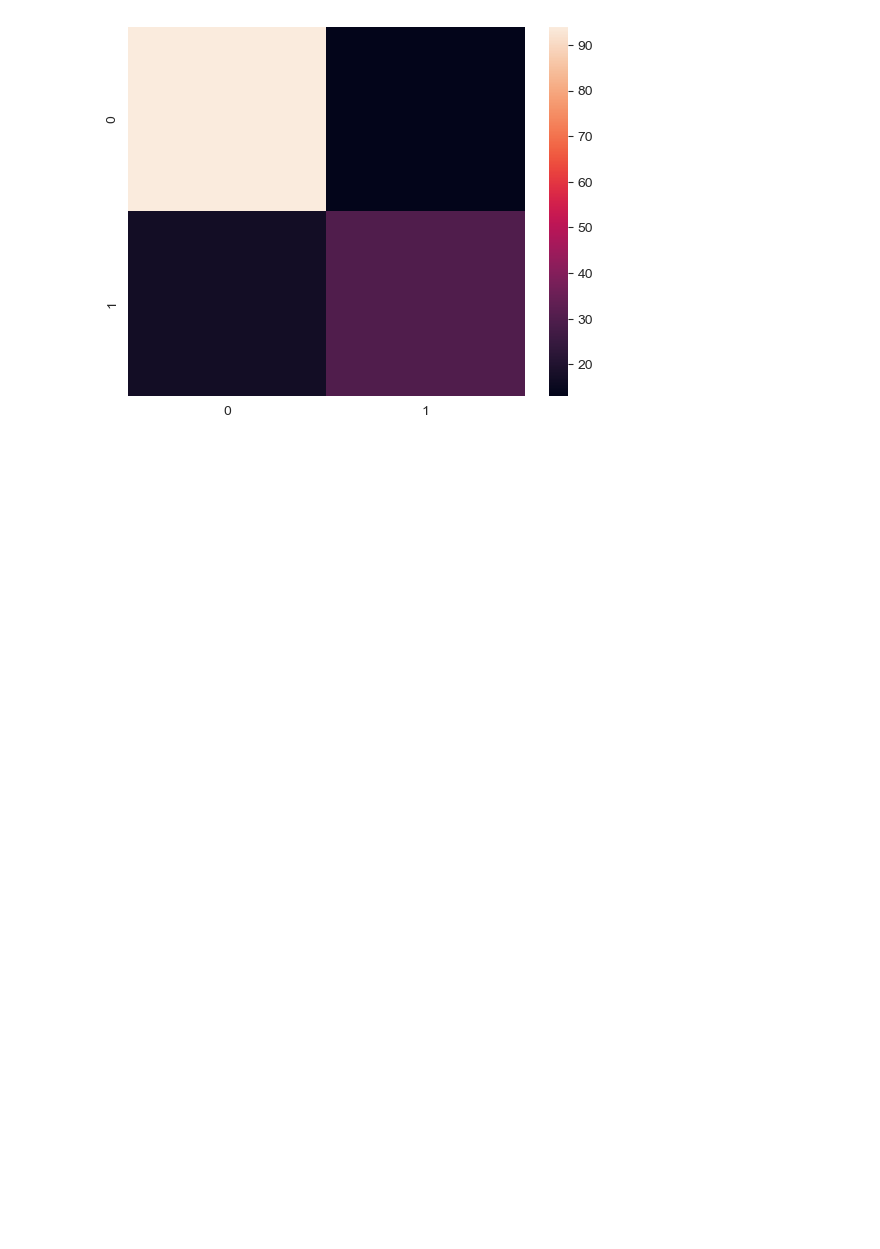
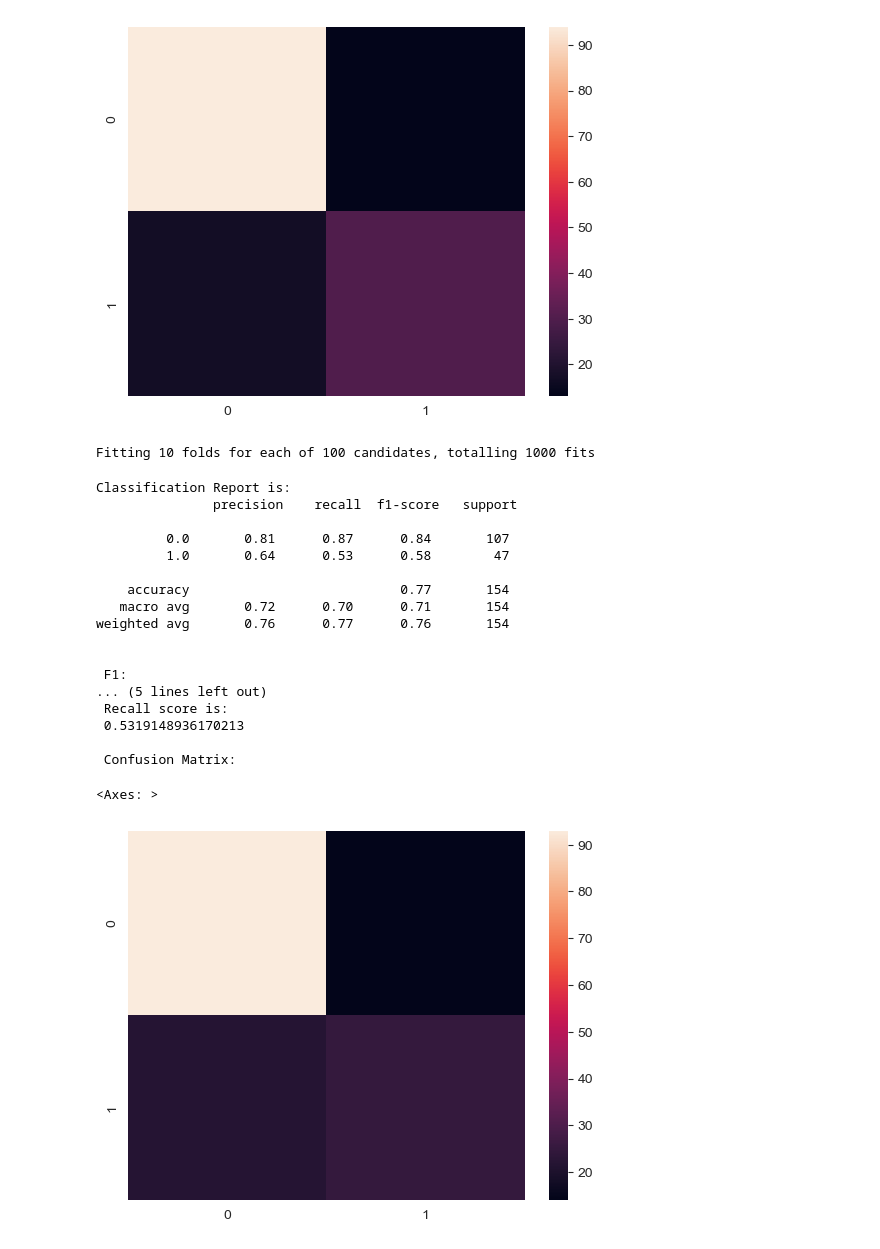
Before and after one commit to keithmmc/dataprojects, a Jupyter notebook: diabetes.ipynb, the cells around one changed output. Drawn from its saved outputs; the diff is of its cells as text; code cells hidden in the pictures; blank space fills up the shorter version.

```diff
--- a/diabetes.ipynb
+++ b/diabetes.ipynb
@@ -293,3 +293,44 @@ weighted avg       0.80      0.81      0.80       154
  Confusion Matrix:
 <Axes: >
 [figure]
+# %%
+from sklearn.naive_bayes import GaussianNB
+from sklearn.model_selection import GridSearchCV
+
+param_grid_nb = {
+    'var_smoothing': np.logspace(0,-2, num=100)
+}
+nbModel_grid = GridSearchCV(estimator=GaussianNB(), param_grid=param_grid_nb, verbose=1, cv=10, n_jobs=-1)
+# %%
+best_model= nbModel_grid.fit(X_train, y_train)
+# %% [output]
+Fitting 10 folds for each of 100 candidates, totalling 1000 fits
+# %%
+nb_pred=best_model.predict(X_test)
+# %%
+print("Classification Report is:\n",classification_report(y_test,nb_pred))
+print("\n F1:\n",f1_score(y_test,nb_pred))
+print("\n Precision score is:\n",precision_score(y_test,nb_pred))
+print("\n Recall score is:\n",recall_score(y_test,nb_pred))
+print("\n Confusion Matrix:\n")
+sns.heatmap(confusion_matrix(y_test,nb_pred))
+# %% [output]
+Classification Report is:
+               precision    recall  f1-score   support
+
+         0.0       0.81      0.87      0.84       107
+         1.0       0.64      0.53      0.58        47
+
+    accuracy                           0.77       154
+   macro avg       0.72      0.70      0.71       154
+weighted avg       0.76      0.77      0.76       154
+
+
+ F1:
+... (5 lines left out)
+ Recall score is:
+ 0.5319148936170213
+
+ Confusion Matrix:
+<Axes: >
+[figure, added]
```
Also changed, not shown: parts of 6 cells of this notebook.
